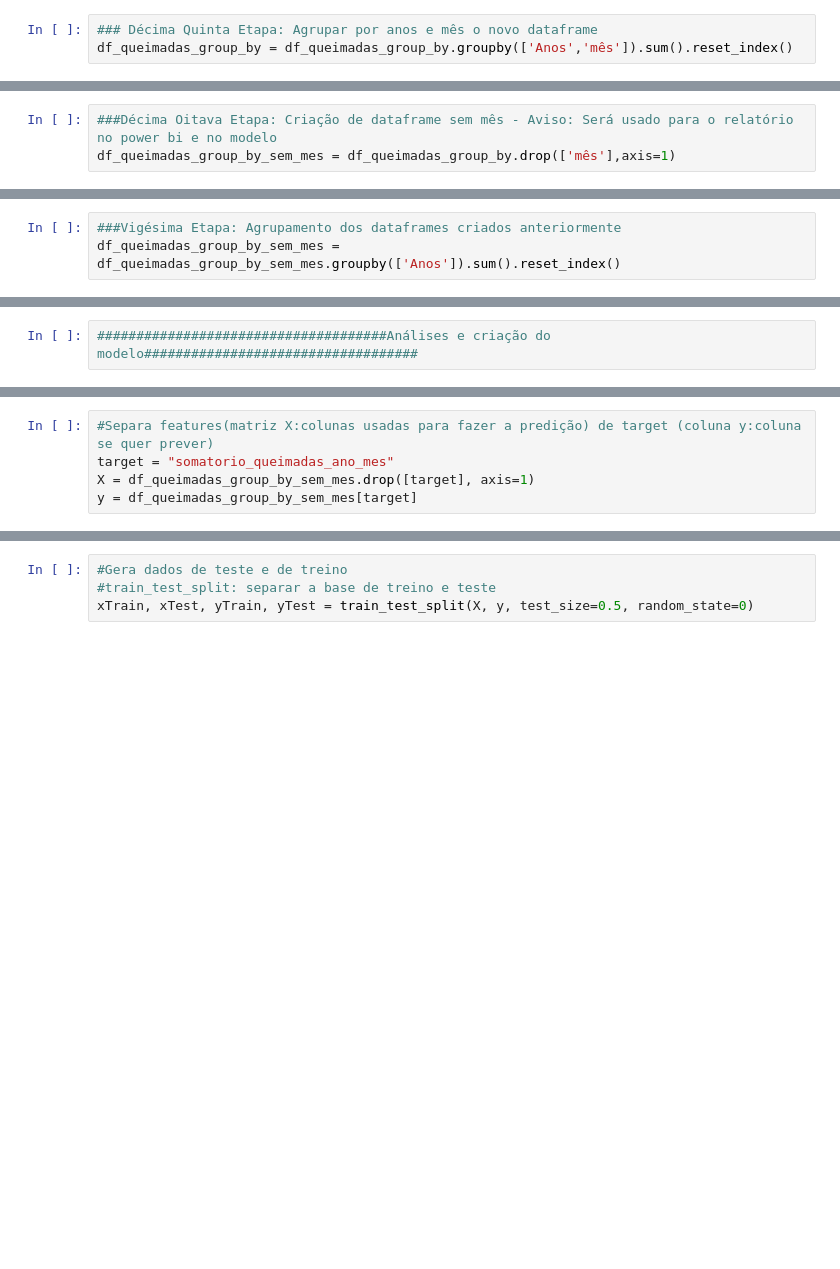
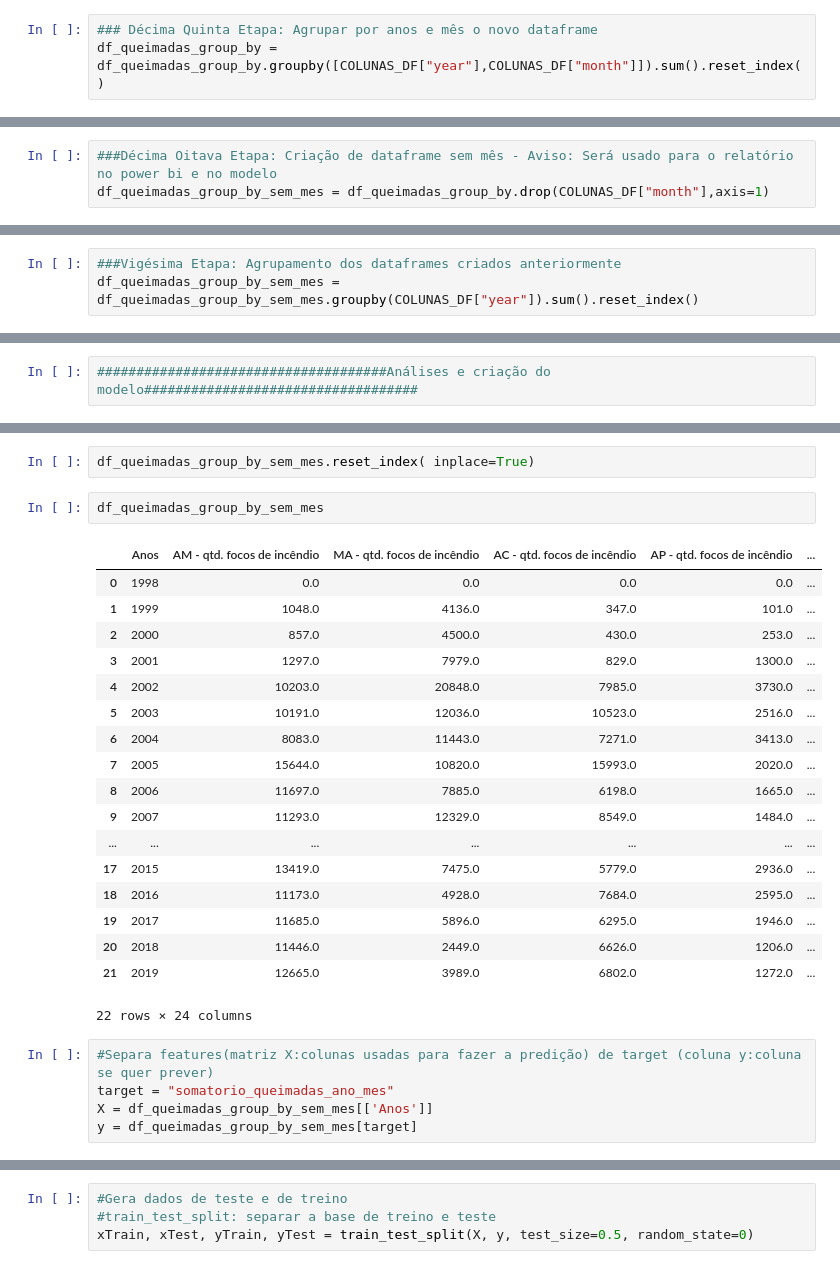
Before and after one commit to alynenogu/Pos-Graduacao---Ciencia-de-Dados, a Jupyter notebook: Monografia Versão Final.ipynb, the cells around one changed output, grey strips where cells are left out. Drawn from its saved outputs; the diff is of its cells as text; blank space fills up the shorter version.

```diff
--- a/Monografia Versão Final.ipynb
+++ b/Monografia Versão Final.ipynb
@@ -367,6 +411,6 @@ df_queimadas_group_by = resultado_queimadas_group_by.drop(['estados','qtd. focos
 # %%
 ### Décima Quinta Etapa: Agrupar por anos e mês o novo dataframe
-df_queimadas_group_by = df_queimadas_group_by.groupby(['Anos','mês']).sum().reset_index()
+df_queimadas_group_by = df_queimadas_group_by.groupby([COLUNAS_DF["year"],COLUNAS_DF["month"]]).sum().reset_index()
 # %%
 ###Décima Sexta Etapa: Criação da coluna de somatório de queimadas
 colunas = ['AM - qtd. focos de incêndio',
@@ -385,6 +429,6 @@ colunas = ['AM - qtd. focos de incêndio',
 df_queimadas_group_by["somatorio_queimadas_ano_mes"] = df_queimadas_group_by[colunas].sum(axis=1)
 # %%
 ###Décima Oitava Etapa: Criação de dataframe sem mês - Aviso: Será usado para o relatório no power bi e no modelo
-df_queimadas_group_by_sem_mes = df_queimadas_group_by.drop(['mês'],axis=1)
+df_queimadas_group_by_sem_mes = df_queimadas_group_by.drop(COLUNAS_DF["month"],axis=1)
 # %%
 ###Décima Nona Etapa: Criação de dataframe sem mês - Aviso: Será usado para análises nos gráficos
@@ -392,4 +436,4 @@ df_queimadas_group_by_sem_ano = df_queimadas_group_by.drop(['Anos'],axis=1)
 # %%
 ###Vigésima Etapa: Agrupamento dos dataframes criados anteriormente
-df_queimadas_group_by_sem_mes = df_queimadas_group_by_sem_mes.groupby(['Anos']).sum().reset_index()
+df_queimadas_group_by_sem_mes = df_queimadas_group_by_sem_mes.groupby(COLUNAS_DF["year"]).sum().reset_index()
 # %%
@@ -653,7 +766,30 @@ plt.show()
+# %%
+df_queimadas_group_by_sem_mes.reset_index( inplace=True)
+# %%
+df_queimadas_group_by_sem_mes
+# %% [output]
+|  | Anos | AM - qtd. focos de incêndio | MA - qtd. focos de incêndio | AC - qtd. focos de incêndio | AP - qtd. focos de incêndio | ... |
+| 0 | 1998 | 0.0 | 0.0 | 0.0 | 0.0 | ... |
+| 1 | 1999 | 1048.0 | 4136.0 | 347.0 | 101.0 | ... |
+| 2 | 2000 | 857.0 | 4500.0 | 430.0 | 253.0 | ... |
+| 3 | 2001 | 1297.0 | 7979.0 | 829.0 | 1300.0 | ... |
+| 4 | 2002 | 10203.0 | 20848.0 | 7985.0 | 3730.0 | ... |
+| 5 | 2003 | 10191.0 | 12036.0 | 10523.0 | 2516.0 | ... |
+| 6 | 2004 | 8083.0 | 11443.0 | 7271.0 | 3413.0 | ... |
+| 7 | 2005 | 15644.0 | 10820.0 | 15993.0 | 2020.0 | ... |
+| 8 | 2006 | 11697.0 | 7885.0 | 6198.0 | 1665.0 | ... |
+| 9 | 2007 | 11293.0 | 12329.0 | 8549.0 | 1484.0 | ... |
+| ... | ... | ... | ... | ... | ... | ... |
+| 17 | 2015 | 13419.0 | 7475.0 | 5779.0 | 2936.0 | ... |
+| 18 | 2016 | 11173.0 | 4928.0 | 7684.0 | 2595.0 | ... |
+| 19 | 2017 | 11685.0 | 5896.0 | 6295.0 | 1946.0 | ... |
+| 20 | 2018 | 11446.0 | 2449.0 | 6626.0 | 1206.0 | ... |
+| 21 | 2019 | 12665.0 | 3989.0 | 6802.0 | 1272.0 | ... |
+22 rows × 24 columns
 # %%
 #Separa features(matriz X:colunas usadas para fazer a predição) de target (coluna y:coluna se quer prever)
 target = "somatorio_queimadas_ano_mes"
-X = df_queimadas_group_by_sem_mes.drop([target], axis=1)
+X = df_queimadas_group_by_sem_mes[['Anos']]
 y = df_queimadas_group_by_sem_mes[target]
 # %%
 X
```
Also changed, not shown: parts of 71 cells of this notebook.
